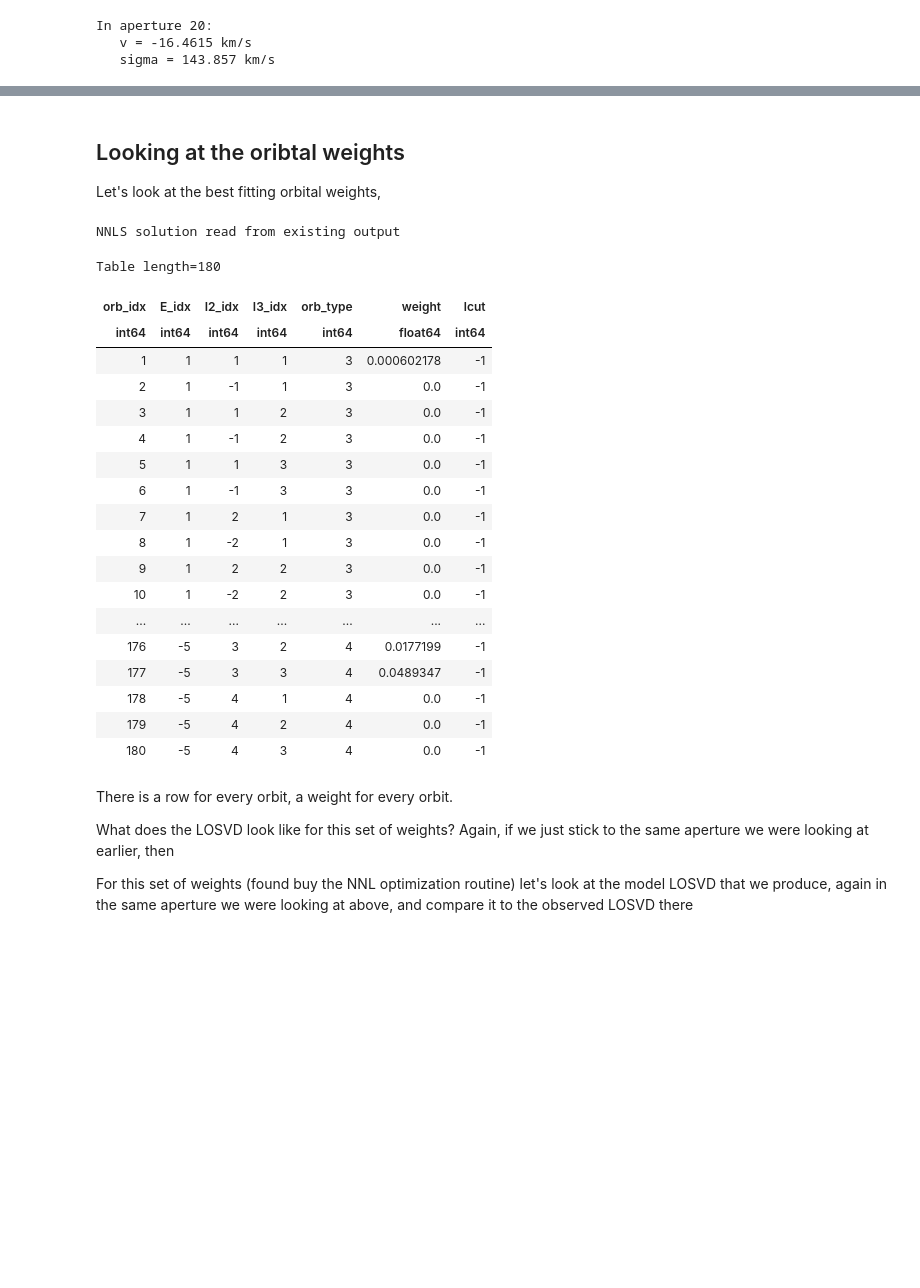
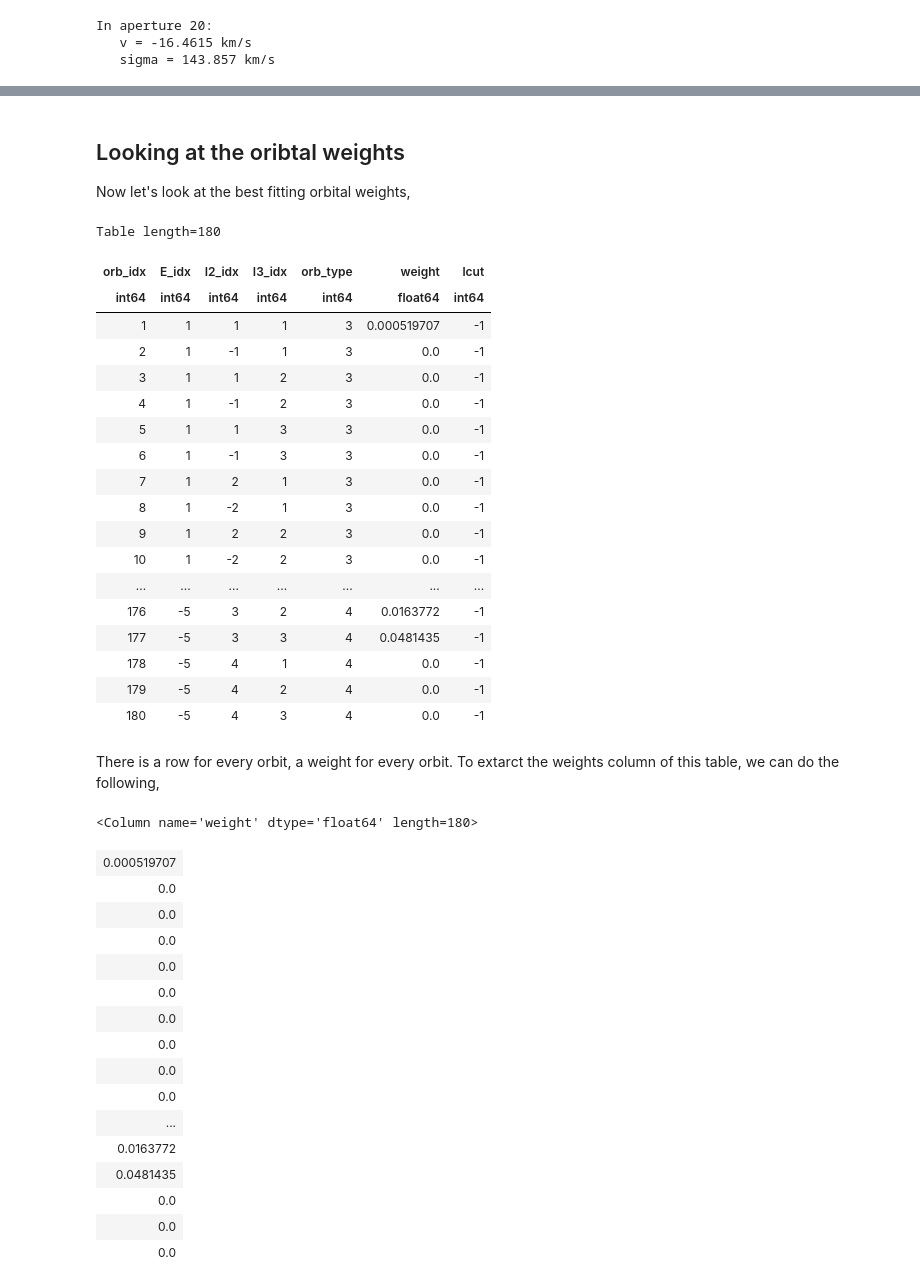
Before and after one commit to dynamics-of-stellar-systems/dynamite, a Jupyter notebook: docs/tutorial_notebooks/exploring_model_output.ipynb, the cells around one changed output, grey strips where cells are left out. Cells and saved outputs as stored; diff of their text form; code cells hidden in the pictures; blank space fills up the shorter version.

```diff
--- a/docs/tutorial_notebooks/exploring_model_output.ipynb
+++ b/docs/tutorial_notebooks/exploring_model_output.ipynb
@@ -177,17 +223,15 @@ This isn't good! The LOSVD should not become negative. The fact that is does cou
 # %% [markdown]
 ## Looking at the oribtal weights
 
-Let's look at the best fitting orbital weights,
+Now let's look at the best fitting orbital weights,
 # %%
-model.get_weights()
 model.weight_solver.read_weights()
 model.weight_solver.weights
 # %% [output]
-NNLS solution read from existing output
+Table length=180
-Table length=180
 | orb_idx | E_idx | I2_idx | I3_idx | orb_type | weight | lcut |
 | int64 | int64 | int64 | int64 | int64 | float64 | int64 |
-| 1 | 1 | 1 | 1 | 3 | 0.000602178 | -1 |
+| 1 | 1 | 1 | 1 | 3 | 0.000519707 | -1 |
 | 2 | 1 | -1 | 1 | 3 | 0.0 | -1 |
 | 3 | 1 | 1 | 2 | 3 | 0.0 | -1 |
 | 4 | 1 | -1 | 2 | 3 | 0.0 | -1 |
@@ -198,14 +242,30 @@ Table length=180
 | 9 | 1 | 2 | 2 | 3 | 0.0 | -1 |
 | 10 | 1 | -2 | 2 | 3 | 0.0 | -1 |
 | ... | ... | ... | ... | ... | ... | ... |
-| 176 | -5 | 3 | 2 | 4 | 0.0177199 | -1 |
-| 177 | -5 | 3 | 3 | 4 | 0.0489347 | -1 |
+| 176 | -5 | 3 | 2 | 4 | 0.0163772 | -1 |
+| 177 | -5 | 3 | 3 | 4 | 0.0481435 | -1 |
 | 178 | -5 | 4 | 1 | 4 | 0.0 | -1 |
 | 179 | -5 | 4 | 2 | 4 | 0.0 | -1 |
 | 180 | -5 | 4 | 3 | 4 | 0.0 | -1 |
-# %% [markdown]
-There is a row for every orbit, a weight for every orbit.
-
-What does the LOSVD look like for this set of weights? Again, if we just stick to the same aperture we were looking at earlier, then
-
-For this set of weights (found buy the NNL optimization routine) let's look at the model LOSVD that we produce, again in the same aperture we were looking at above, and compare it to the observed LOSVD there
+# %% [markdown]
+There is a row for every orbit, a weight for every orbit. To extarct the weights column of this table, we can do the following,
+# %%
+model.weight_solver.weights['weight']
+# %% [output]
+<Column name='weight' dtype='float64' length=180>
+| 0.000519707 |
+| 0.0 |
+| 0.0 |
+| 0.0 |
+| 0.0 |
+| 0.0 |
+| 0.0 |
+| 0.0 |
+| 0.0 |
+| 0.0 |
+| ... |
+| 0.0163772 |
+| 0.0481435 |
+| 0.0 |
+| 0.0 |
+| 0.0 |
```
Also changed, not shown: parts of 39 cells of this notebook, 8 other files.
